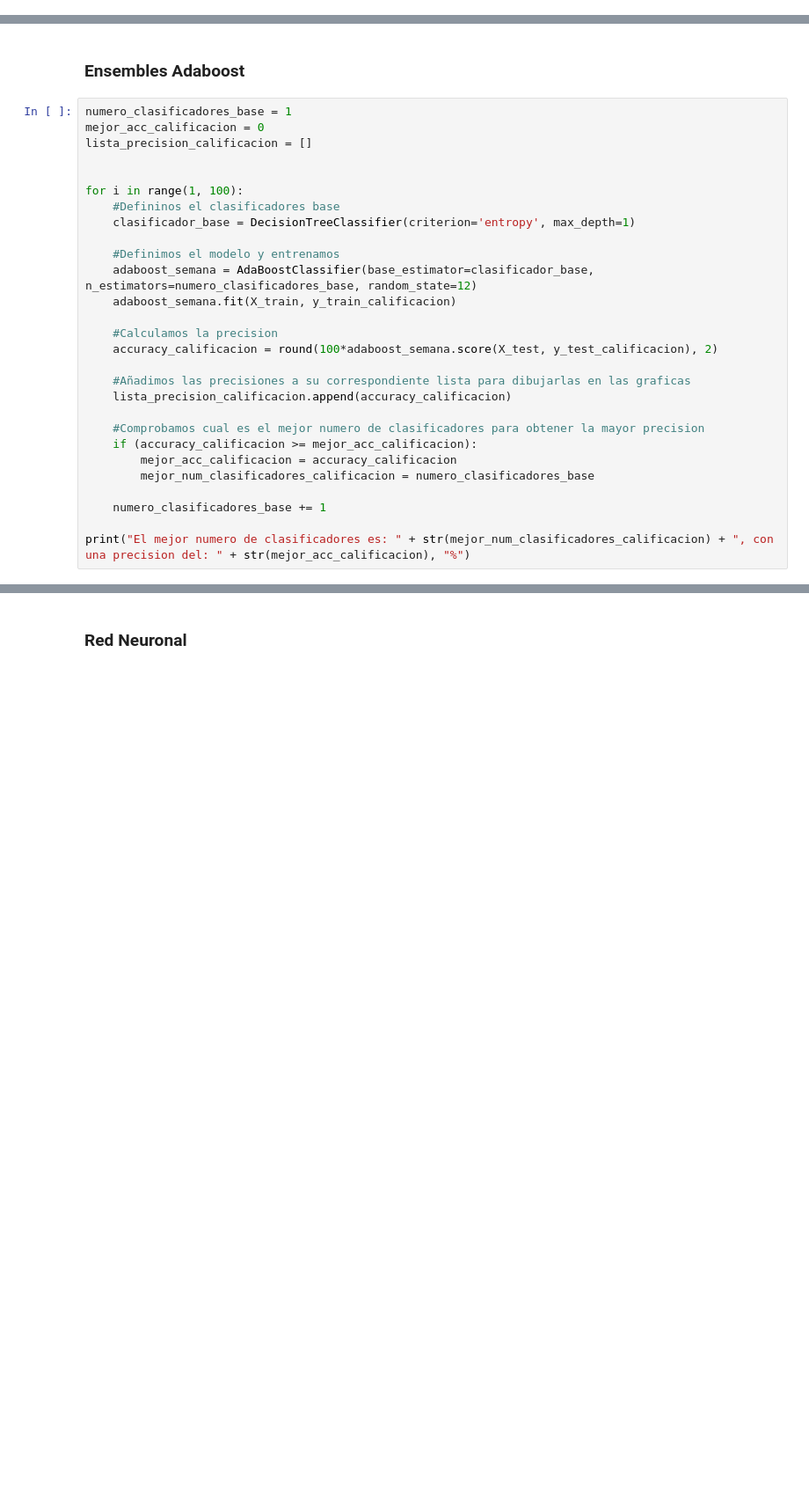
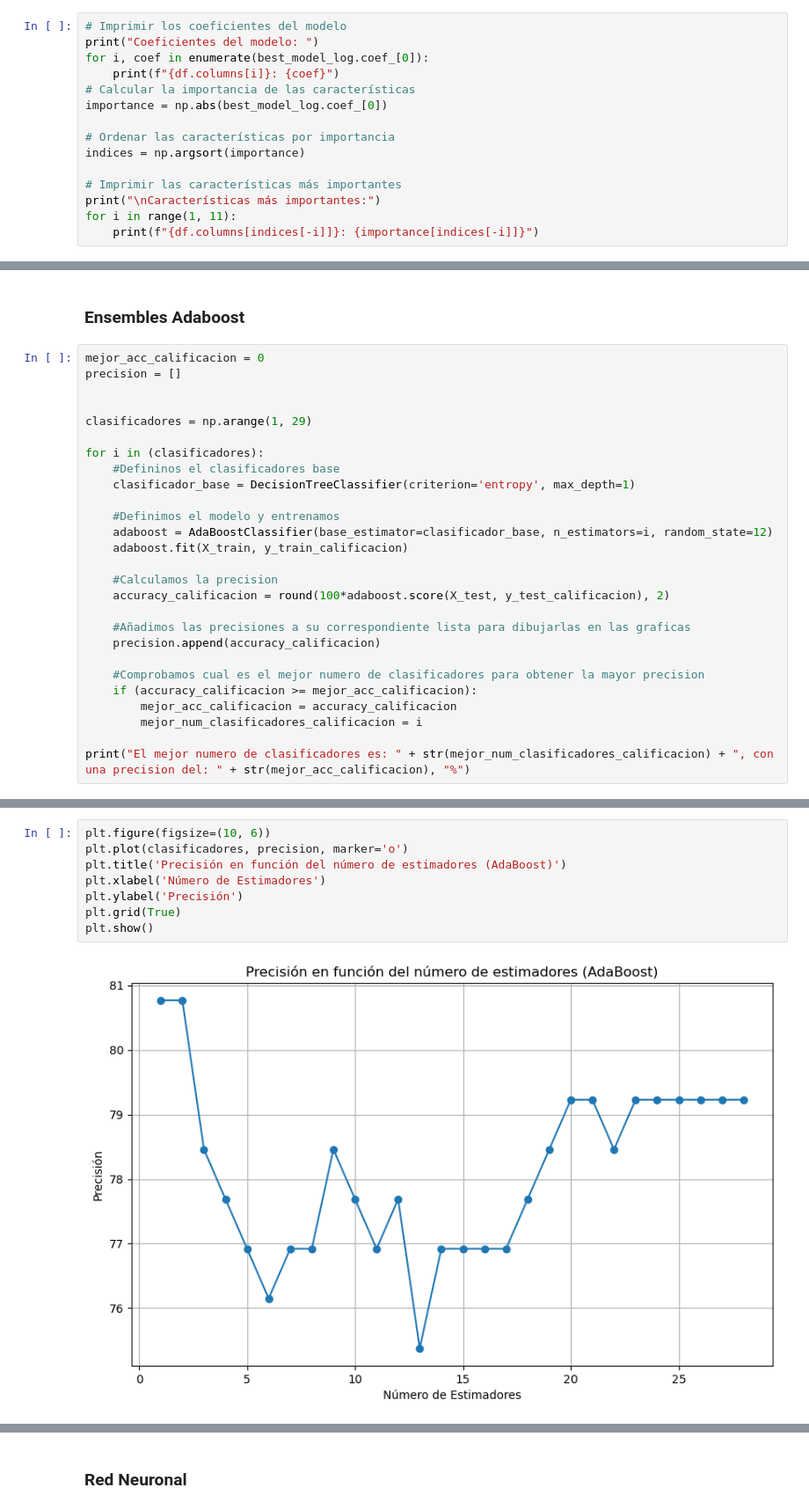
Before and after one commit to WADEBER/Trabajo-Aprendizaje, a Jupyter notebook: alcoholism.ipynb, the cells around one changed output, grey strips where cells are left out. Shown at 88% size. Drawn from its saved outputs; the diff is of its cells as text; blank space fills up the shorter version.

Commit message:
Grid y comparacion

```diff
--- a/alcoholism.ipynb
+++ b/alcoholism.ipynb
@@ -347,0 +357,15 @@ Fedu: 0.24051771924242252
+# %%
+# Imprimir los coeficientes del modelo
+print("Coeficientes del modelo: ")
+for i, coef in enumerate(best_model_log.coef_[0]):
+    print(f"{df.columns[i]}: {coef}")
+# Calcular la importancia de las características
+importance = np.abs(best_model_log.coef_[0])
+
+# Ordenar las características por importancia
+indices = np.argsort(importance)
+
+# Imprimir las características más importantes
+print("\nCaracterísticas más importantes:")
+for i in range(1, 11):
+    print(f"{df.columns[indices[-i]]}: {importance[indices[-i]]}")
@@ -348,31 +390,30 @@ Fedu: 0.24051771924242252
 # %% [markdown]
 ### Ensembles Adaboost
 # %%
-numero_clasificadores_base = 1
 mejor_acc_calificacion = 0
-lista_precision_calificacion = []
+precision = []
 
 
-for i in range(1, 100):
+clasificadores = np.arange(1, 29)
+
+for i in (clasificadores):
     #Defininos el clasificadores base
     clasificador_base = DecisionTreeClassifier(criterion='entropy', max_depth=1)
 
     #Definimos el modelo y entrenamos
-    adaboost_semana = AdaBoostClassifier(base_estimator=clasificador_base, n_estimators=numero_clasificadores_base, random_state=12)
-    adaboost_semana.fit(X_train, y_train_calificacion)
+    adaboost = AdaBoostClassifier(base_estimator=clasificador_base, n_estimators=i, random_state=12)
+    adaboost.fit(X_train, y_train_calificacion)
 
     #Calculamos la precision
-    accuracy_calificacion = round(100*adaboost_semana.score(X_test, y_test_calificacion), 2)
+    accuracy_calificacion = round(100*adaboost.score(X_test, y_test_calificacion), 2)
 
     #Añadimos las precisiones a su correspondiente lista para dibujarlas en las graficas
-    lista_precision_calificacion.append(accuracy_calificacion)
+    precision.append(accuracy_calificacion)
 
     #Comprobamos cual es el mejor numero de clasificadores para obtener la mayor precision
     if (accuracy_calificacion >= mejor_acc_calificacion):
         mejor_acc_calificacion = accuracy_calificacion
-        mejor_num_clasificadores_calificacion = numero_clasificadores_base
-
-    numero_clasificadores_base += 1
+        mejor_num_clasificadores_calificacion = i
 
 print("El mejor numero de clasificadores es: " + str(mejor_num_clasificadores_calificacion) + ", con una precision del: " + str(mejor_acc_calificacion), "%")
 # %% [output]
@@ -379,0 +421,10 @@ El mejor numero de clasificadores es: 24, con una precision del: 82.05 %
+# %%
+plt.figure(figsize=(10, 6))
+plt.plot(clasificadores, precision, marker='o')
+plt.title('Precisión en función del número de estimadores (AdaBoost)')
+plt.xlabel('Número de Estimadores')
+plt.ylabel('Precisión')
+plt.grid(True)
+plt.show()
+# %% [output]
+[figure, added]
```
Also changed, not shown: parts of 18 cells of this notebook.
